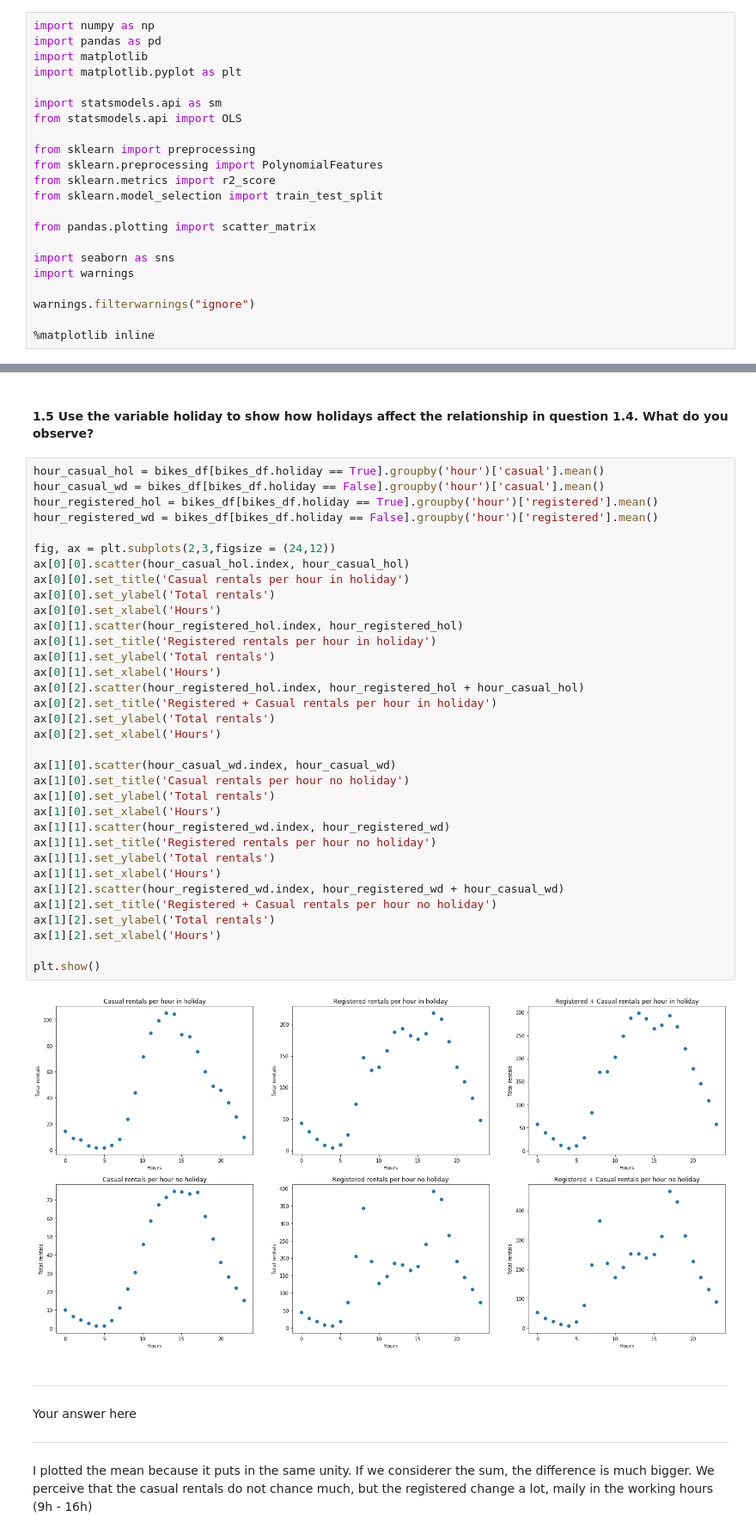
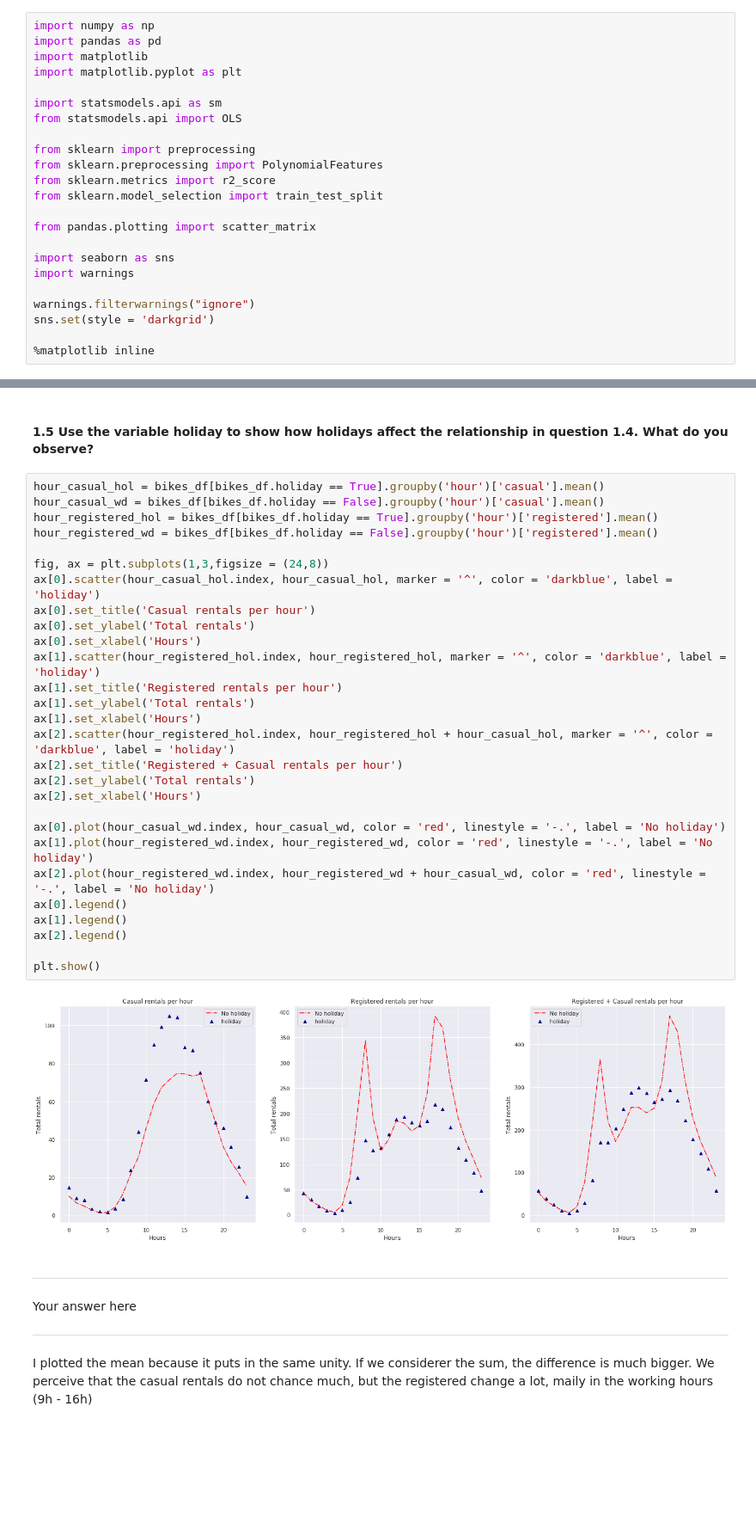
Before and after one commit to lucasmoschen/data-science-fundamentals, a Jupyter notebook: homeworks/cs109a_hw3/cs109a_hw3.ipynb, the cells around one changed output, grey strips where cells are left out. Shown at 86% size. Cells and saved outputs as stored; diff of their text form; blank space fills up the shorter version.

```diff
--- a/homeworks/cs109a_hw3/cs109a_hw3.ipynb
+++ b/homeworks/cs109a_hw3/cs109a_hw3.ipynb
@@ -59,6 +59,7 @@ import seaborn as sns
 import warnings
 
 warnings.filterwarnings("ignore")
+sns.set(style = 'darkgrid')
 
 %matplotlib inline
 # %% [markdown]
@@ -193,39 +194,33 @@ It seem to have a polynomial relation when the hour varies. In the casual plot,
 # %%
 hour_casual_hol = bikes_df[bikes_df.holiday == True].groupby('hour')['casual'].mean()
 hour_casual_wd = bikes_df[bikes_df.holiday == False].groupby('hour')['casual'].mean()
 hour_registered_hol = bikes_df[bikes_df.holiday == True].groupby('hour')['registered'].mean()
 hour_registered_wd = bikes_df[bikes_df.holiday == False].groupby('hour')['registered'].mean()
 
-fig, ax = plt.subplots(2,3,figsize = (24,12))
-ax[0][0].scatter(hour_casual_hol.index, hour_casual_hol)
-ax[0][0].set_title('Casual rentals per hour in holiday')
-ax[0][0].set_ylabel('Total rentals')
-ax[0][0].set_xlabel('Hours')
-ax[0][1].scatter(hour_registered_hol.index, hour_registered_hol)
-ax[0][1].set_title('Registered rentals per hour in holiday')
-ax[0][1].set_ylabel('Total rentals')
-ax[0][1].set_xlabel('Hours')
-ax[0][2].scatter(hour_registered_hol.index, hour_registered_hol + hour_casual_hol)
-ax[0][2].set_title('Registered + Casual rentals per hour in holiday')
-ax[0][2].set_ylabel('Total rentals')
-ax[0][2].set_xlabel('Hours')
+fig, ax = plt.subplots(1,3,figsize = (24,8))
+ax[0].scatter(hour_casual_hol.index, hour_casual_hol, marker = '^', color = 'darkblue', label = 'holiday')
+ax[0].set_title('Casual rentals per hour')
+ax[0].set_ylabel('Total rentals')
+ax[0].set_xlabel('Hours')
+ax[1].scatter(hour_registered_hol.index, hour_registered_hol, marker = '^', color = 'darkblue', label = 'holiday')
+ax[1].set_title('Registered rentals per hour')
+ax[1].set_ylabel('Total rentals')
+ax[1].set_xlabel('Hours')
+ax[2].scatter(hour_registered_hol.index, hour_registered_hol + hour_casual_hol, marker = '^', color = 'darkblue', label = 'holiday')
+ax[2].set_title('Registered + Casual rentals per hour')
+ax[2].set_ylabel('Total rentals')
+ax[2].set_xlabel('Hours')
 
-ax[1][0].scatter(hour_casual_wd.index, hour_casual_wd)
-ax[1][0].set_title('Casual rentals per hour no holiday')
-ax[1][0].set_ylabel('Total rentals')
-ax[1][0].set_xlabel('Hours')
-ax[1][1].scatter(hour_registered_wd.index, hour_registered_wd)
-ax[1][1].set_title('Registered rentals per hour no holiday')
-ax[1][1].set_ylabel('Total rentals')
-ax[1][1].set_xlabel('Hours')
-ax[1][2].scatter(hour_registered_wd.index, hour_registered_wd + hour_casual_wd)
-ax[1][2].set_title('Registered + Casual rentals per hour no holiday')
-ax[1][2].set_ylabel('Total rentals')
-ax[1][2].set_xlabel('Hours')
+ax[0].plot(hour_casual_wd.index, hour_casual_wd, color = 'red', linestyle = '-.', label = 'No holiday')
+ax[1].plot(hour_registered_wd.index, hour_registered_wd, color = 'red', linestyle = '-.', label = 'No holiday')
+ax[2].plot(hour_registered_wd.index, hour_registered_wd + hour_casual_wd, color = 'red', linestyle = '-.', label = 'No holiday')
+ax[0].legend()
+ax[1].legend()
+ax[2].legend()
 
 plt.show()
 # %% [output]
-[figure, old version]
+[figure, new version]
 # %% [markdown]
 <HR>
 Your answer here<BR>
```
Also changed, not shown: parts of 23 cells of this notebook.
